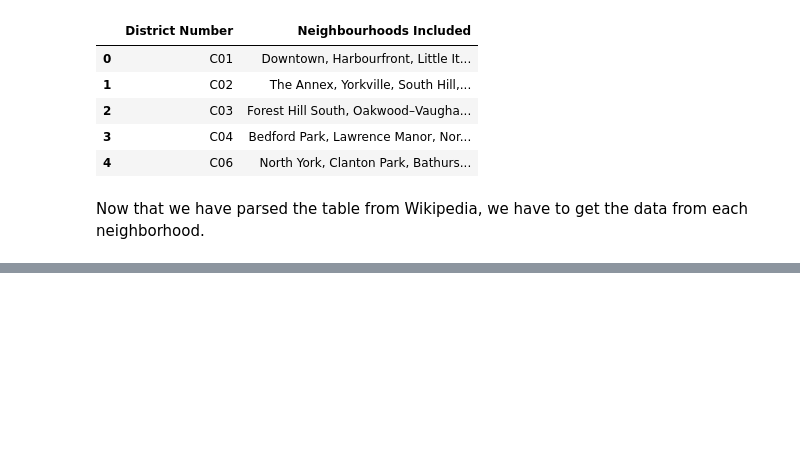
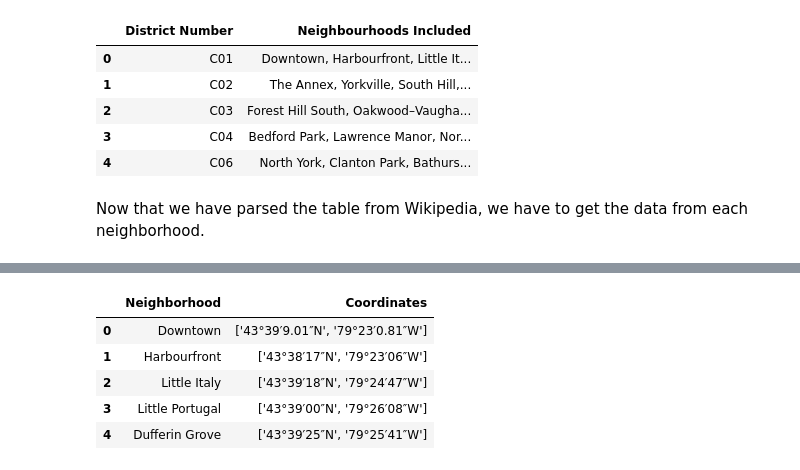
Before and after one commit to NeoLight1010/Coursera_Capstone, a Jupyter notebook: Capstone_Notebook.ipynb, the cells around one changed output, grey strips where cells are left out. Drawn from its saved outputs; the diff is of its cells as text; code cells hidden in the pictures; blank space fills up the shorter version.

Commit message:
Obtained Toronto neighborhoods coords

```diff
--- a/Capstone_Notebook.ipynb
+++ b/Capstone_Notebook.ipynb
@@ -89,0 +168,10 @@ Now that we have parsed the table from Wikipedia, we have to get the data from e
+# %%
+neighborhoods_df = pd.read_csv("data/toronto_neighborhoods_coords.csv")
+neighborhoods_df.head()
+# %% [output]
+|  | Neighborhood | Coordinates |
+| 0 | Downtown | ['43°39′9.01″N', '79°23′0.81″W'] |
+| 1 | Harbourfront | ['43°38′17″N', '79°23′06″W'] |
+| 2 | Little Italy | ['43°39′18″N', '79°24′47″W'] |
+| 3 | Little Portugal | ['43°39′00″N', '79°26′08″W'] |
+| 4 | Dufferin Grove | ['43°39′25″N', '79°25′41″W'] |
```
Also changed, not shown: parts of 9 cells of this notebook, 1 other file.
